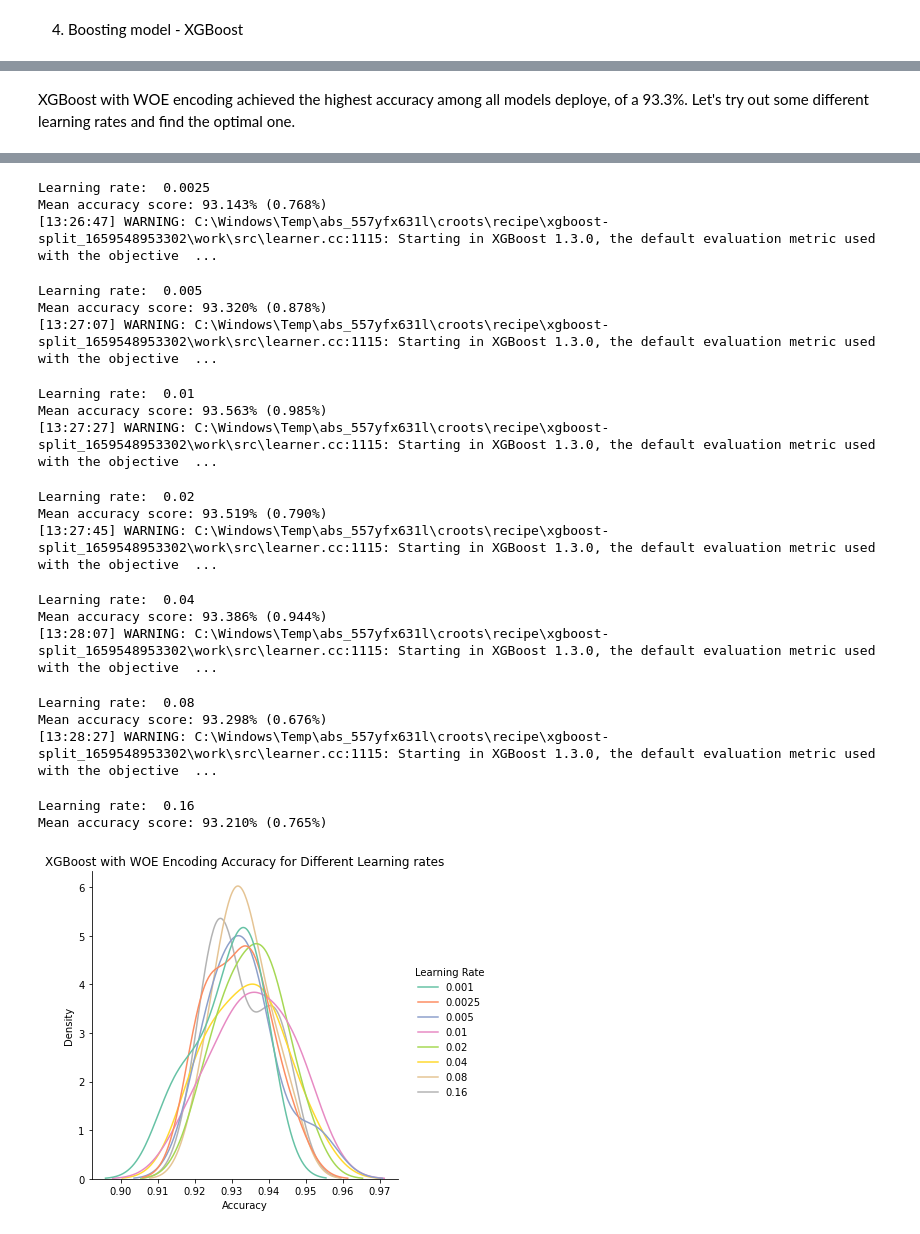
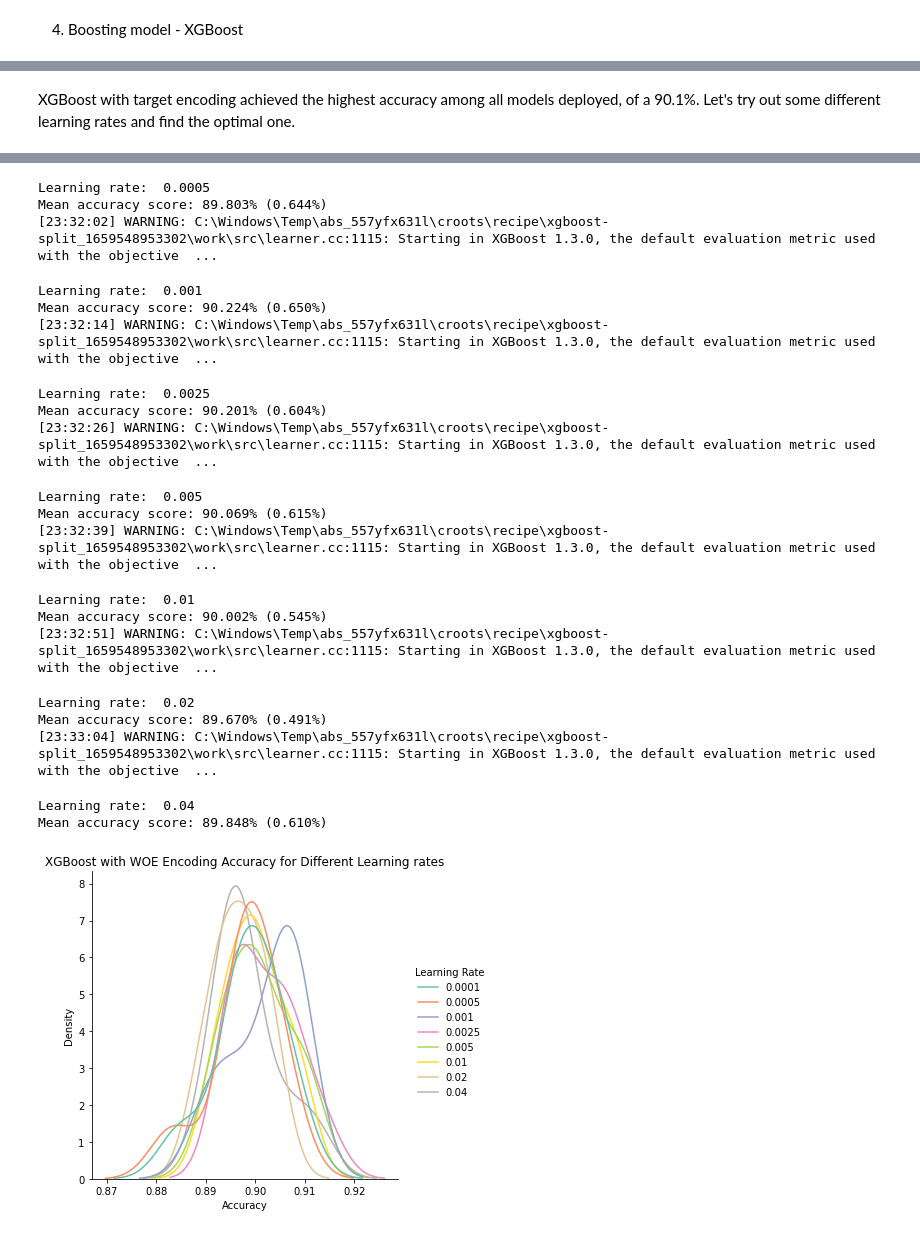
Before and after one commit to BerylliuMM2000/BankMarketing, a Jupyter notebook: Bank-Marketing-Campaign.ipynb, the cells around one changed output, grey strips where cells are left out. Saved outputs shown, nothing was run; the diff lists cells and outputs as text; code cells hidden in the pictures.

```diff
--- a/Bank-Marketing-Campaign.ipynb
+++ b/Bank-Marketing-Campaign.ipynb
@@ -305,7 +306,5 @@ bank_features = bank_features.join(woe_training_features)
 # %%
-from sklearn.metrics import confusion_matrix, classification_report, roc_auc_score, roc_curve
-
-def logreg_test(cols, encoder):
+def logreg_test(encoder):
     acc_scores = []
 
     skf = StratifiedKFold(n_splits=8, shuffle=True, random_state = 99).split(bank_features, bank_target)
@@ -315,7 +314,7 @@ def logreg_test(cols, encoder):
         regressor = linear_model.LogisticRegression(solver='lbfgs', max_iter=1000)
         regressor.fit(enc_tr, bank_target.iloc[train_id])
         acc_scores.append(regressor.score(enc_val, bank_target.iloc[valid_id]))
-        probabilities = [pair[1] for pair in regressor.predict_proba(enc_val)]
+        #probabilities = [pair[1] for pair in regressor.predict_proba(enc_val)]
         #auc_scores.append(roc_auc_score(bank_target.iloc[valid_id], probabilities))
 
     acc_scores = Series(acc_scores, name = "accuracy")
@@ -325,18 +324,18 @@ def logreg_test(cols, encoder):
 
 ##########################################
 print("Using Weight of Evidence Encoder")
-woe_encoder = WOEEncoder(cols=col)
-acc_woe = logreg_test(col, woe_encoder)
+woe_encoder = WOEEncoder()
+acc_woe = logreg_test(woe_encoder)
 
 ##########################################
 print("\nUsing Target Encoder")
-targ_encoder = TargetEncoder(cols=col, smoothing=0.2)
-acc_targ = logreg_test(col, targ_encoder)
+targ_encoder = TargetEncoder(smoothing=0.2)
+acc_targ = logreg_test(targ_encoder)
 
 ##########################################
 print("\nUsing CatBoost Encoder")
-cb_encoder = CatBoostEncoder(cols=col)
-acc_cb = logreg_test(col, cb_encoder)
+cb_encoder = CatBoostEncoder()
+acc_cb = logreg_test(cb_encoder)
 
 acc_woe.index = ["WOE" for i in range(acc_woe.size)]
 acc_targ.index = ["Target" for i in range(acc_targ.size)]
@@ -524,8 +539,8 @@ Mean accuracy score: 89.162% (1.152%)
 # %% [markdown]
-XGBoost with WOE encoding achieved the highest accuracy among all models deploye, of a 93.3%. Let's try out some different learning rates and find the optimal one.
+XGBoost with target encoding achieved the highest accuracy among all models deployed, of a 90.1%. Let's try out some different learning rates and find the optimal one.
 # %%
 #%%capture --no-display
-alphas = [0.001, 0.0025, 0.005, 0.01, 0.02, 0.04, 0.08, 0.16]
+alphas = [0.0001, 0.0005, 0.001, 0.0025, 0.005, 0.01, 0.02, 0.04]
 errseries = []
 for alpha in alphas:
     xgboost_woe = XGBClassifier(n_estimators = 1000, learning_rate = alpha).fit(woe_training_features, bank_target, early_stopping_rounds = 5,
@@ -551,22 +566,22 @@ Mean accuracy score: 92.856% (0.825%)
-Learning rate:  0.0025
-Mean accuracy score: 93.143% (0.768%)
-[13:26:47] WARNING: C:\Windows\Temp\abs_557yfx631l\croots\recipe\xgboost-split_1659548953302\work\src\learner.cc:1115: Starting in XGBoost 1.3.0, the default evaluation metric used with the objective  ...
+Learning rate:  0.0005
+Mean accuracy score: 89.803% (0.644%)
+[23:32:02] WARNING: C:\Windows\Temp\abs_557yfx631l\croots\recipe\xgboost-split_1659548953302\work\src\learner.cc:1115: Starting in XGBoost 1.3.0, the default evaluation metric used with the objective  ...
-Learning rate:  0.005
-Mean accuracy score: 93.320% (0.878%)
-[13:27:07] WARNING: C:\Windows\Temp\abs_557yfx631l\croots\recipe\xgboost-split_1659548953302\work\src\learner.cc:1115: Starting in XGBoost 1.3.0, the default evaluation metric used with the objective  ...
+Learning rate:  0.001
+Mean accuracy score: 90.224% (0.650%)
+[23:32:14] WARNING: C:\Windows\Temp\abs_557yfx631l\croots\recipe\xgboost-split_1659548953302\work\src\learner.cc:1115: Starting in XGBoost 1.3.0, the default evaluation metric used with the objective  ...
-Learning rate:  0.01
-Mean accuracy score: 93.563% (0.985%)
-[13:27:27] WARNING: C:\Windows\Temp\abs_557yfx631l\croots\recipe\xgboost-split_1659548953302\work\src\learner.cc:1115: Starting in XGBoost 1.3.0, the default evaluation metric used with the objective  ...
+Learning rate:  0.0025
+Mean accuracy score: 90.201% (0.604%)
+[23:32:26] WARNING: C:\Windows\Temp\abs_557yfx631l\croots\recipe\xgboost-split_1659548953302\work\src\learner.cc:1115: Starting in XGBoost 1.3.0, the default evaluation metric used with the objective  ...
-Learning rate:  0.02
-Mean accuracy score: 93.519% (0.790%)
-[13:27:45] WARNING: C:\Windows\Temp\abs_557yfx631l\croots\recipe\xgboost-split_1659548953302\work\src\learner.cc:1115: Starting in XGBoost 1.3.0, the default evaluation metric used with the objective  ...
+Learning rate:  0.005
+Mean accuracy score: 90.069% (0.615%)
+[23:32:39] WARNING: C:\Windows\Temp\abs_557yfx631l\croots\recipe\xgboost-split_1659548953302\work\src\learner.cc:1115: Starting in XGBoost 1.3.0, the default evaluation metric used with the objective  ...
-Learning rate:  0.04
-Mean accuracy score: 93.386% (0.944%)
-[13:28:07] WARNING: C:\Windows\Temp\abs_557yfx631l\croots\recipe\xgboost-split_1659548953302\work\src\learner.cc:1115: Starting in XGBoost 1.3.0, the default evaluation metric used with the objective  ...
+Learning rate:  0.01
+Mean accuracy score: 90.002% (0.545%)
+[23:32:51] WARNING: C:\Windows\Temp\abs_557yfx631l\croots\recipe\xgboost-split_1659548953302\work\src\learner.cc:1115: Starting in XGBoost 1.3.0, the default evaluation metric used with the objective  ...
-Learning rate:  0.08
-Mean accuracy score: 93.298% (0.676%)
-[13:28:27] WARNING: C:\Windows\Temp\abs_557yfx631l\croots\recipe\xgboost-split_1659548953302\work\src\learner.cc:1115: Starting in XGBoost 1.3.0, the default evaluation metric used with the objective  ...
+Learning rate:  0.02
+Mean accuracy score: 89.670% (0.491%)
+[23:33:04] WARNING: C:\Windows\Temp\abs_557yfx631l\croots\recipe\xgboost-split_1659548953302\work\src\learner.cc:1115: Starting in XGBoost 1.3.0, the default evaluation metric used with the objective  ...
-Learning rate:  0.16
-Mean accuracy score: 93.210% (0.765%)
+Learning rate:  0.04
+Mean accuracy score: 89.848% (0.610%)
-[figure, old version]
+[figure, new version]
 # %% [markdown]
```
Also changed, not shown: parts of 21 cells of this notebook.
